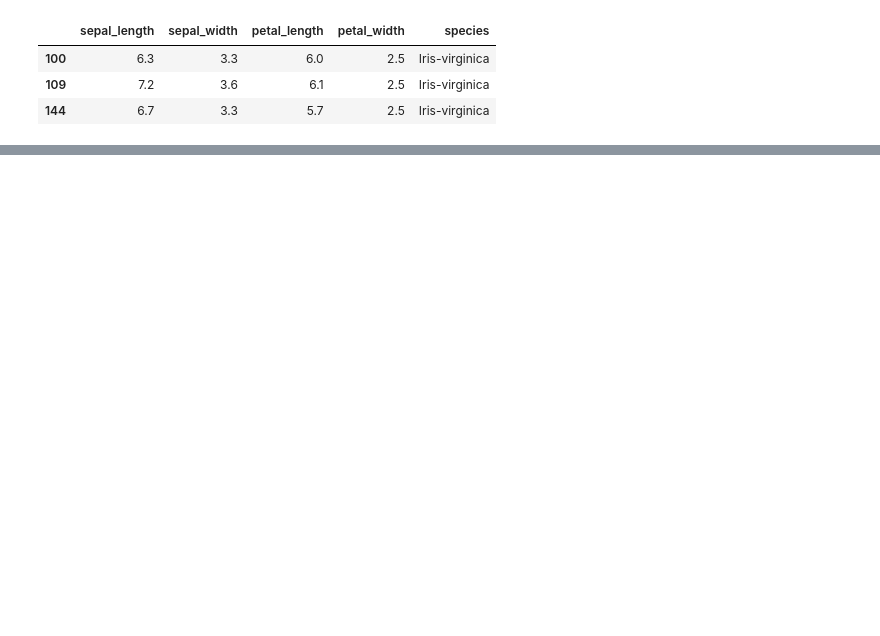
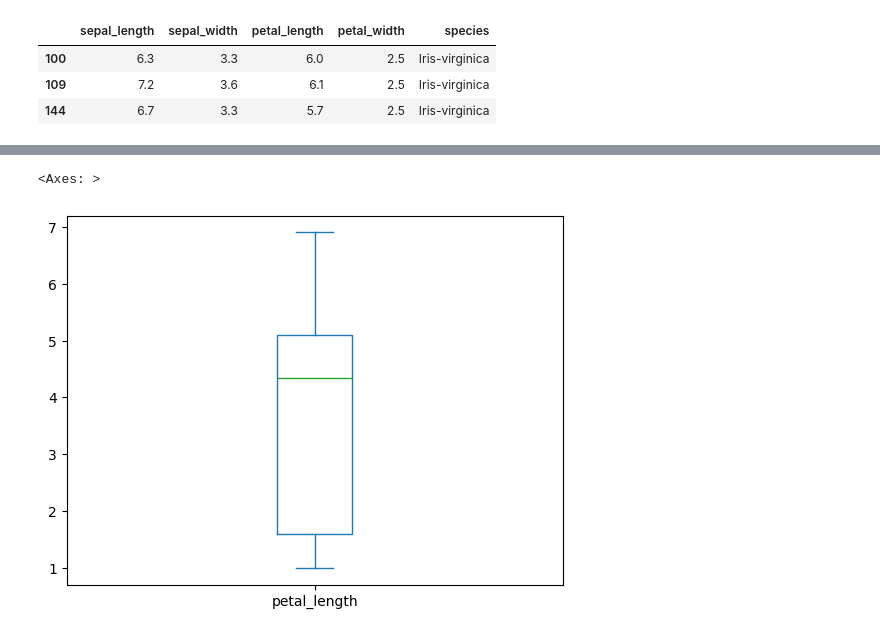
Before and after one commit to XTEP63/Data-Analytics, a Jupyter notebook: notebooks/Pandas.ipynb, the cells around one changed output, grey strips where cells are left out. Saved outputs shown, nothing was run; the diff lists cells and outputs as text; code cells hidden in the pictures; blank space fills up the shorter version.

```diff
--- a/notebooks/Pandas.ipynb
+++ b/notebooks/Pandas.ipynb
@@ -38,0 +180,5 @@ df[(df["species"].str.contains("virginica")) & (df["sepal_width"] != 3) & (df["p
+# %%
+df["petal_length"].plot(kind = "box")
+# %% [output]
+<Axes: >
+[figure, added]
```
Also changed, not shown: parts of 21 cells of this notebook, 1 other file.
